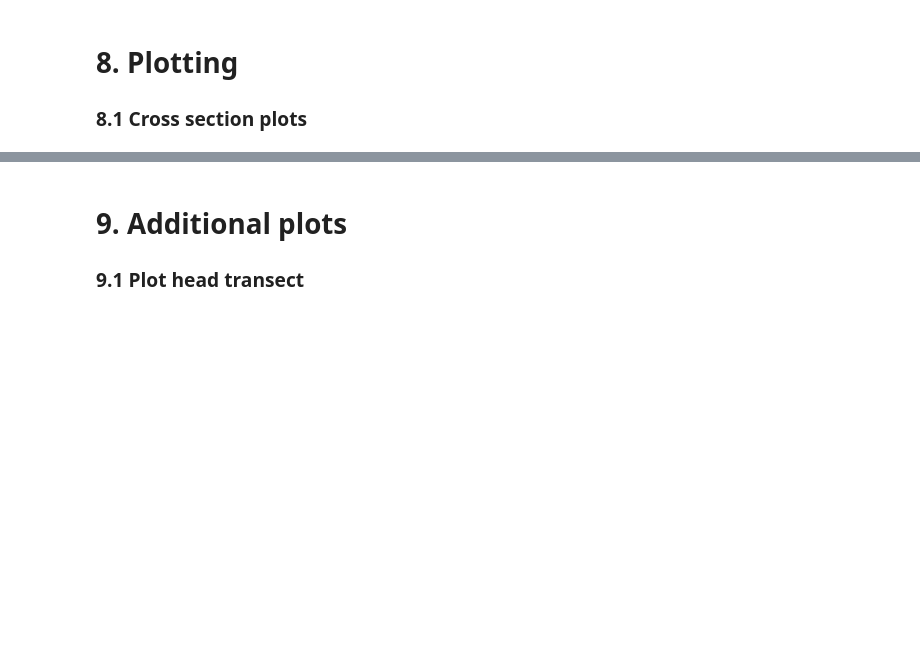
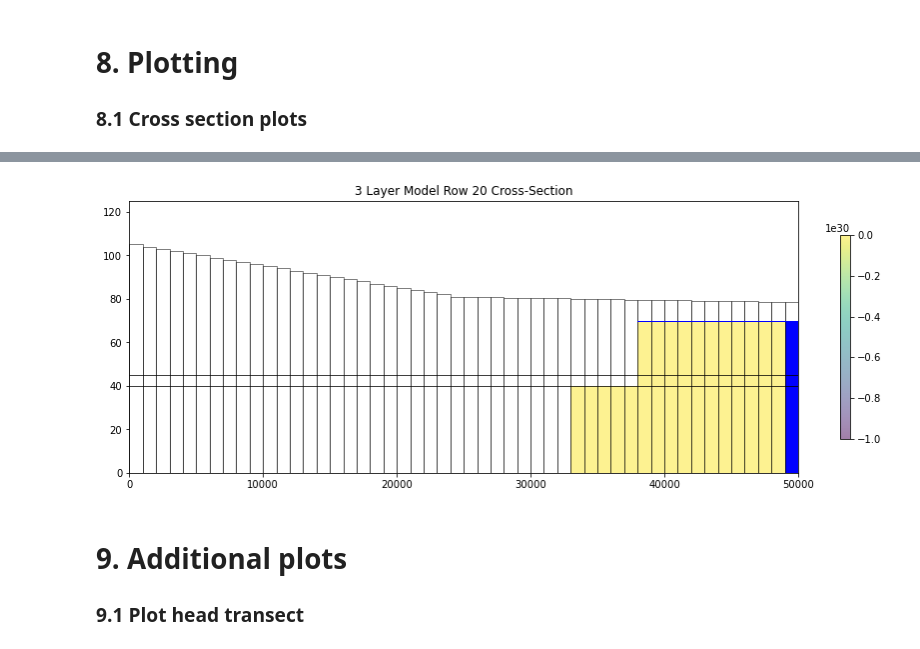
Before and after one commit to GW-modelling-Spring2022/homework-david-edu-morales, a Jupyter notebook: Working/HW12_WatershedModel/project2.ipynb, the cells around one changed output, grey strips where cells are left out. Saved outputs shown, nothing was run; the diff lists cells and outputs as text; code cells hidden in the pictures; blank space fills up the shorter version.

```diff
--- a/Working/HW12_WatershedModel/project2.ipynb
+++ b/Working/HW12_WatershedModel/project2.ipynb
@@ -718,3 +368,51 @@ plt.savefig(img_path+'valley-xsect_3lay')
+# %%
+#### 3 layered model
+fig = plt.figure(figsize=(15, 5))
+ax = fig.add_subplot(1, 1, 1)
+
+xsect = flopy.plot.PlotCrossSection(model=m3, line={'row': well_row}) #note use the key 'column' if you want to plot a column instaed
+pc = xsect.plot_array(head_arr, masked_values=[999.], head=head_arr, alpha=0.5)
+patches = xsect.plot_ibound(head=head_arr)
+#patches = xsect.plot_ibound(color_noflow='red', color_ch='blue')
+#patches = xsect.plot_bc('WEL', color='red')
+linecollection = xsect.plot_grid(color='black', lw=0.5)
+t = ax.set_title('3 Layer Model Row 20 Cross-Section')
+cb = plt.colorbar(pc, shrink=0.75)
+#Overlay the head in a layer of the model- in this case I'm doing the top layer i.e. head3[0,:,:]
+wt = xsect.plot_surface(head_arr[0,:,:], masked_values=[999.], color='blue', lw=1)
+#plt.savefig(img_path+'valley-xsect_3lay')
+
+#### 3 layered model with mid well
+#fig = plt.figure(figsize=(15, 5))
+#ax = fig.add_subplot(1, 1, 1)
+
+#xsect = flopy.plot.PlotCrossSection(model=m3w1, line={'row': 24}) #note use the key 'column' if you want to plot a column instaed
+#pc = xsect.plot_array(head3w1, masked_values=[999.], head=head3w1, alpha=0.5)
+#patches = xsect.plot_ibound(head=head3w1)
+#patches = xsect.plot_ibound(color_noflow='red', color_ch='blue')
+#patches = xsect.plot_bc('WEL', color='red')
+#linecollection = xsect.plot_grid(color='black', lw=0.5)
+#t = ax.set_title('3 Layer Mid well Model Row 25 Cross-Section')
+#cb = plt.colorbar(pc, shrink=0.75)
+#Overlay the head in a layer of the model- in this case I'm doing the top layer i.e. head3[0,:,:]
+#wt = xsect.plot_surface(head3w1[0,:,:], masked_values=[999.], color='blue', lw=1)
+
+#### 3 layered model with top well
+#fig = plt.figure(figsize=(15, 5))
+#ax = fig.add_subplot(1, 1, 1)
+
+#xsect = flopy.plot.PlotCrossSection(model=m3w0, line={'row': 24}) #note use the key 'column' if you want to plot a column instaed
+#pc = xsect.plot_array(head3w0, masked_values=[999.], head=head3w0, alpha=0.5)
+#patches = xsect.plot_ibound(head=head3w0)
+#patches = xsect.plot_ibound(color_noflow='red', color_ch='blue')
+#patches = xsect.plot_bc('WEL', color='red')
+#linecollection = xsect.plot_grid(color='black', lw=0.5)
+#t = ax.set_title('3 Layer Top well Model Row 25 Cross-Section')
+#cb = plt.colorbar(pc, shrink=0.75)
+#Overlay the head in a layer of the model- in this case I'm doing the top layer i.e. head3[0,:,:]
+#wt = xsect.plot_surface(head3w0[0,:,:], masked_values=[999.], color='blue', lw=1)
+# %% [output]
+[figure, added]
 # %% [markdown]
 # 9. Additional plots
 ### 9.1 Plot head transect
```
Also changed, not shown: parts of 16 cells of this notebook, 5 other files.
